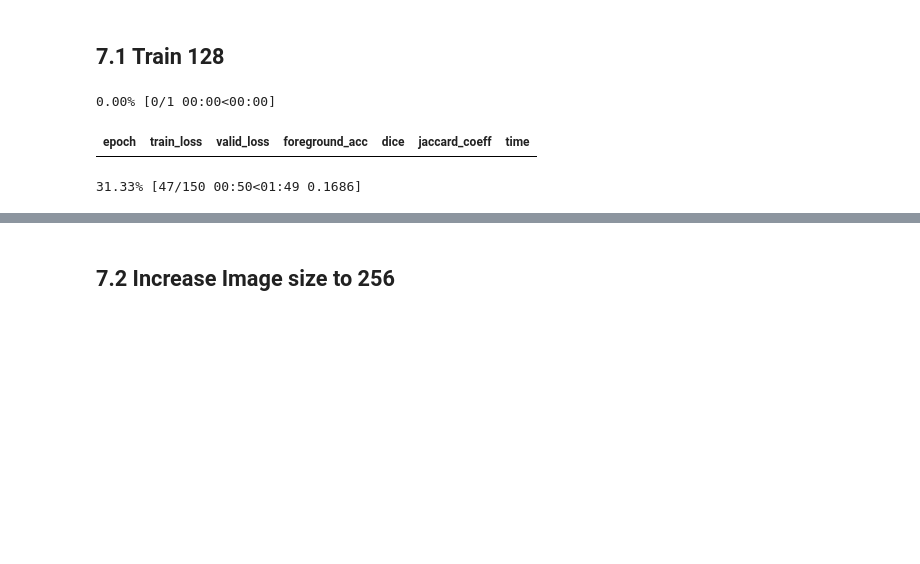
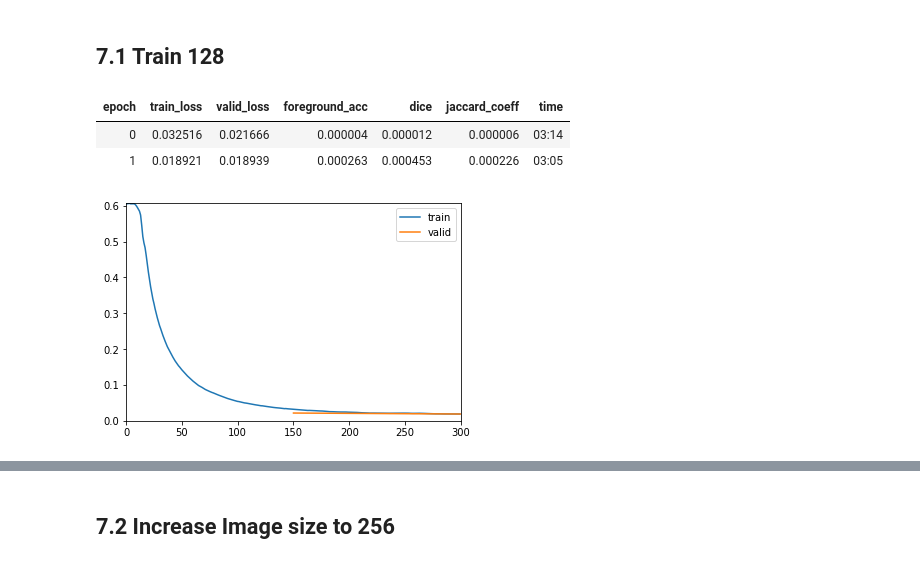
Before and after one commit to mrkcmd/bualabs, a Jupyter notebook: nbs/03c_image_segmentation_siim_acr_pneumothorax_fastai2.ipynb, the cells around one changed output, grey strips where cells are left out. Drawn from its saved outputs; the diff is of its cells as text; code cells hidden in the pictures; blank space fills up the shorter version.

```diff
--- a/nbs/03c_image_segmentation_siim_acr_pneumothorax_fastai2.ipynb
+++ b/nbs/03c_image_segmentation_siim_acr_pneumothorax_fastai2.ipynb
@@ -588,11 +588,12 @@ ________________________________________________________________
 # learn.lr_find()
 # %%
 # learn.fit_one_cycle(1, lr_max=slice(3e-3), pct_start=0.8)
-learn.fit_flat_cos(1, lr_max=slice(1e-2))
+learn.fit_flat_cos(2, lr_max=slice(1e-2))
 # %% [output]
-0.00% [0/1 00:00<00:00]
 | epoch | train_loss | valid_loss | foreground_acc | dice | jaccard_coeff | time |
+| 0 | 0.032516 | 0.021666 | 0.000004 | 0.000012 | 0.000006 | 03:14 |
+| 1 | 0.018921 | 0.018939 | 0.000263 | 0.000453 | 0.000226 | 03:05 |
-31.33% [47/150 00:50<01:49 0.1686]
+[figure, added]
 # %%
 # learn.fit_one_cycle(10, lr_max=slice(3e-3), pct_start=0.8)
 learn.fit_flat_cos(4, lr_max=slice(6e-3))
```
Also changed, not shown: parts of 9 cells of this notebook.
